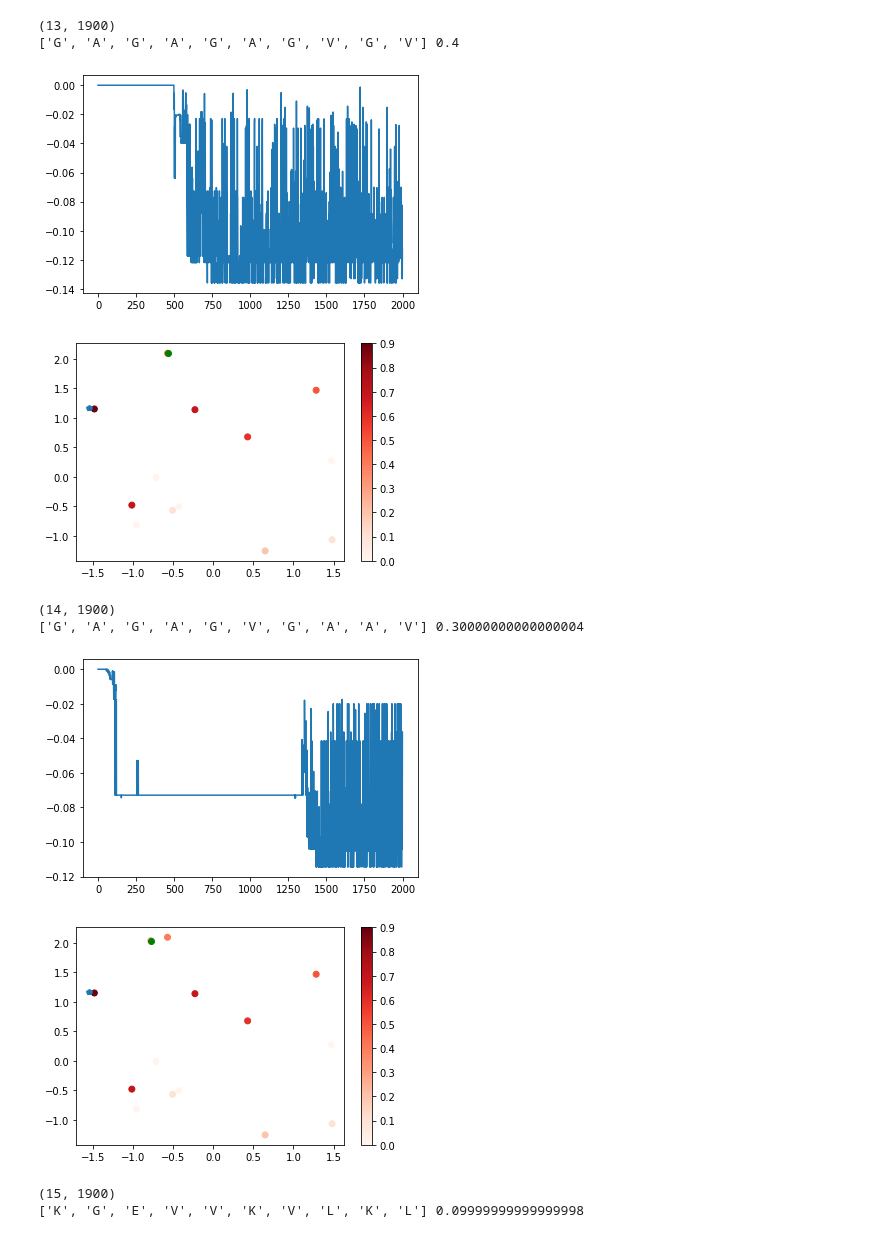
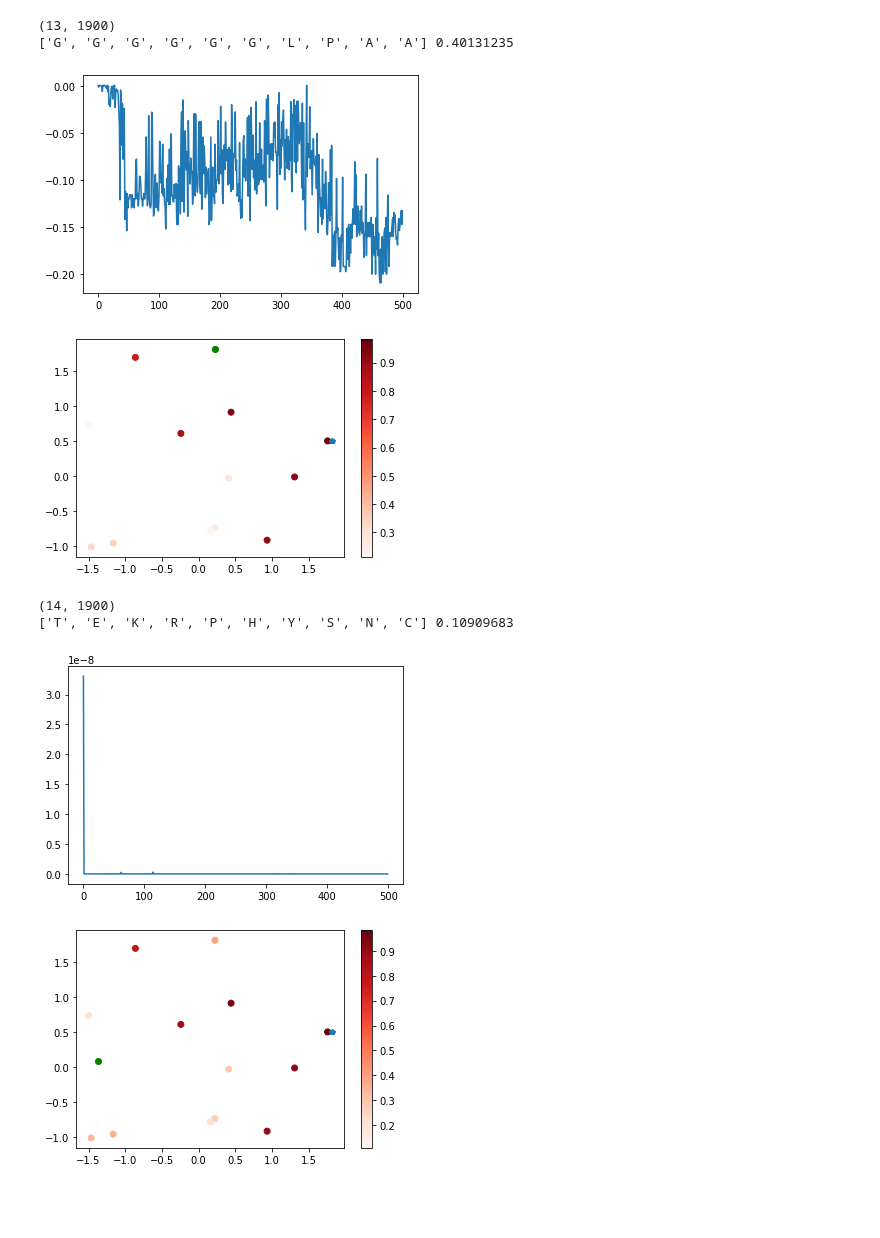
Before and after one commit to ur-whitelab/wazy, a Jupyter notebook: paper/e2e.ipynb, the cells around one changed output. Cells and saved outputs as stored; diff of their text form; code cells hidden in the pictures; blank space fills up the shorter version.

Commit message:
scaling blosum label, fix EI

```diff
--- a/paper/e2e.ipynb
+++ b/paper/e2e.ipynb
@@ -44,4 +47,4 @@ def blosum(seq1, seq2):
         idx1 = AA_list.index(seqlist1[i])
         idx2 = AA_list.index(seqlist2[i])
         score += blosum92[idx1][idx2]
-    return score / len(seqlist1)
+    return jax.nn.sigmoid(score/len(seqlist1))
@@ -80,7 +80,7 @@ seqs = ['GIGAVLKVLKAGLPALIVTLKRKIVQ',
 
 seqs = ['GIGAVLKVLK',
        'PPGATLKKHT',
-       'ISWIWARIQQ',
+       'LTGAVLKVLK',
        'HAPPVLKVLT',
        'AWRPPKRKRQ',
        'PTWIIFLKAQ',
@@ -93,5 +93,6 @@ seqs = ['GIGAVLKVLK',
 reps = get_reps(seqs)[0]
 labels = []
 for seq in seqs:
-    labels.append(hamming(target_seq, seq))
+    labels.append(blosum(target_seq, seq))
 labels = np.array(labels)
+print(labels)
@@ -140,43 +142,42 @@ NameError: name 'key' is not defined
 # %%
 batch_size = 5
-for i in range(20):
+for i in range(10):
     key, tkey = jax.random.split(key, num=2)
-    init_x = 0.05*jax.random.normal(key, shape=(10, 20))
-    x, loss_curve = alpdesign.bayes_opt(key, e2e_fxn, labels, (e2e_t.init(tkey, init_logits), init_x), iter_num=2000, learning_rate=1e-1)
+    init_x = 0.1*jax.random.normal(key, shape=(10, 20))
+    x, loss_curve = alpdesign.bayes_opt(key, e2e_fxn, labels, (e2e_t.init(tkey, init_logits), init_x), iter_num=500, learning_rate=1e-1, epsilon=0.01)
     plt.plot(loss_curve)
     #break
     params, losses = alpdesign.ensemble_train(
-        tkey, full_forward_t, c, reps, labels, epochs=100, learning_rate=1e-3)
+        tkey, full_forward_t, c, reps, labels, epochs=500, learning_rate=1e-3)
     forward_t = hk.without_apply_rng(hk.transform(forward_fxn))
     forward = functools.partial(forward_t.apply, params)
     rb = x[0]
     logits = x[1]
+    #print(logits)
     key, tkey = jax.random.split(key, num=2)
     vec = alpdesign.seq.forward_seqprop.apply(rb, key, logits)
     s = decode_seq(vec)
     reps = np.concatenate((reps, get_reps([s])[0]))
-    y = hamming(target_seq, s)
+    y = blosum(target_seq, s)
     print(reps.shape)
     print(s, y)
     labels = np.concatenate((labels, np.array(y).reshape(1,)))
 
     plt.figure()
     proj_x = pca.transform(reps)
     #print(proj_x)
     plt.scatter(proj_x[:,0], proj_x[:,1], c=labels, cmap=plt.get_cmap('Reds'))
     plt.colorbar()
     proj_l = pca.transform(target_rep)
     plt.plot(proj_l[:,0], proj_l[:,1], 'p')
     plt.plot(proj_x[-1, 0], proj_x[-1, 1], 'o', color='green')
     plt.show()
 # %% [output]
 (13, 1900)
-['G', 'A', 'G', 'A', 'G', 'A', 'G', 'V', 'G', 'V'] 0.4
+['G', 'G', 'G', 'G', 'G', 'G', 'L', 'P', 'A', 'A'] 0.40131235
-[figure, old version]
+[figure, new version]
-[figure, old version]
+[figure, new version]
 (14, 1900)
-['G', 'A', 'G', 'A', 'G', 'V', 'G', 'A', 'A', 'V'] 0.30000000000000004
+['T', 'E', 'K', 'R', 'P', 'H', 'Y', 'S', 'N', 'C'] 0.10909683
-[figure, old version]
+[figure, new version]
-[figure, old version]
+[figure, new version]
-(15, 1900)
-['K', 'G', 'E', 'V', 'V', 'K', 'V', 'L', 'K', 'L'] 0.09999999999999998
```
Also changed, not shown: parts of 8 cells of this notebook, 1 other file.
